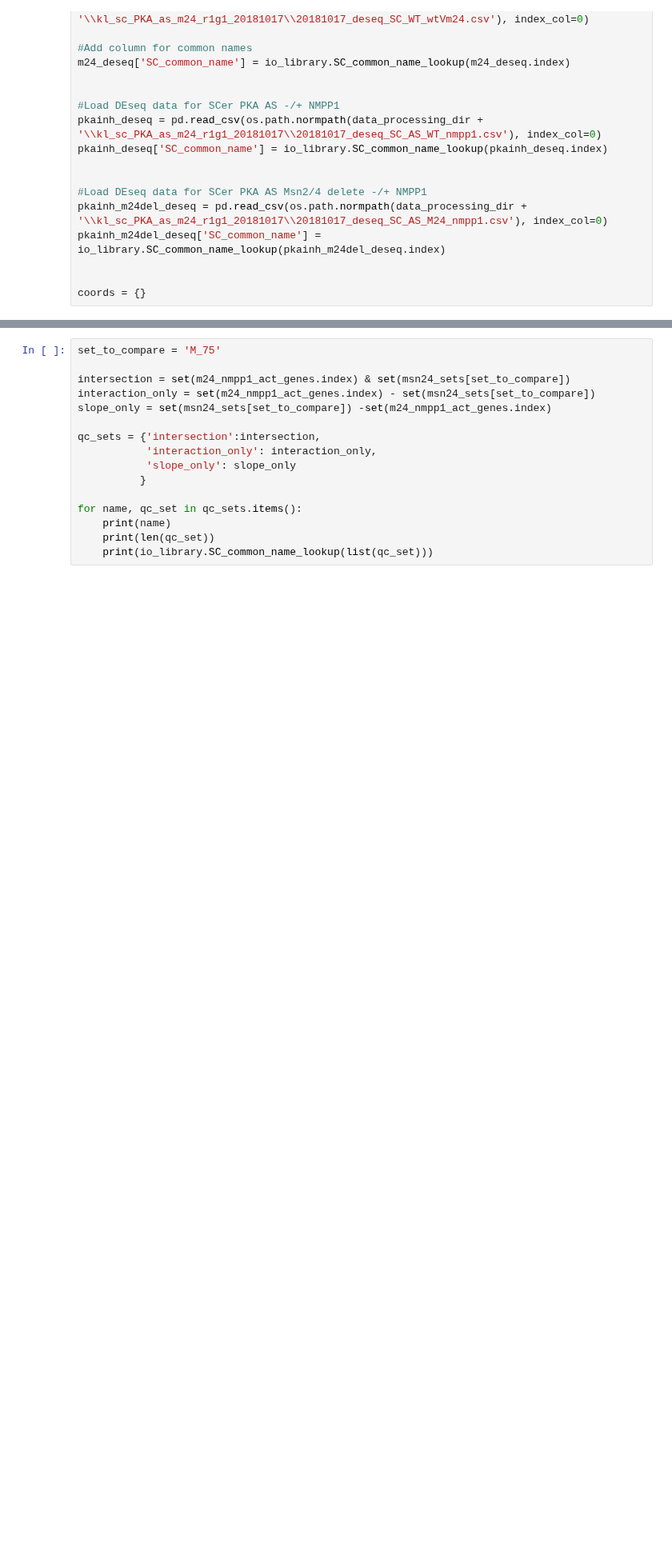
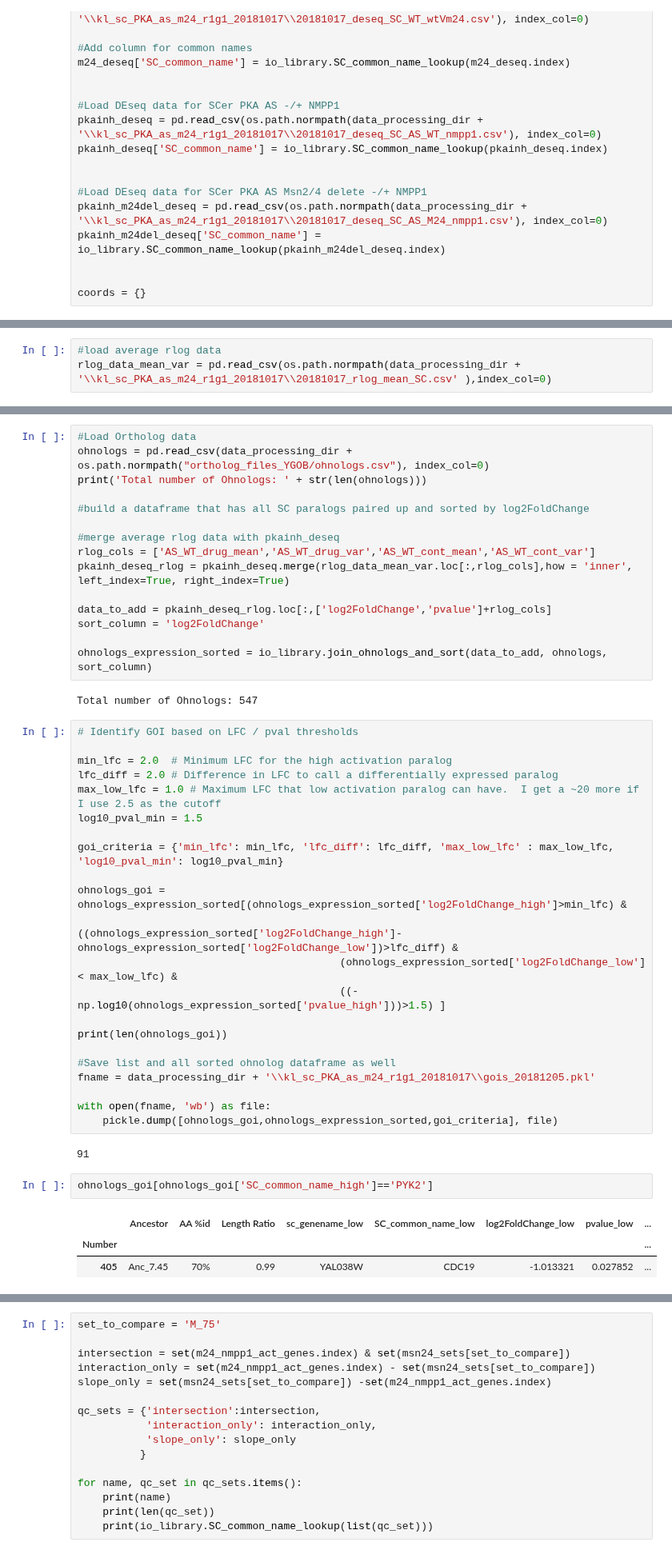
Before and after one commit to heineike02/yeast_esr_expression_analysis, a Jupyter notebook: scripts/20181031_klscpka_r1g1_m24_SC_analysis.ipynb, the cells around one changed output, grey strips where cells are left out. Shown at 80% size. Drawn from its saved outputs; the diff is of its cells as text; blank space fills up the shorter version.

```diff
--- a/scripts/20181031_klscpka_r1g1_m24_SC_analysis.ipynb
+++ b/scripts/20181031_klscpka_r1g1_m24_SC_analysis.ipynb
@@ -172,0 +199,3 @@ coords = {}
+# %%
+#load average rlog data
+rlog_data_mean_var = pd.read_csv(os.path.normpath(data_processing_dir + '\\kl_sc_PKA_as_m24_r1g1_20181017\\20181017_rlog_mean_SC.csv' ),index_col=0)
@@ -202,0 +260,47 @@ py.iplot(fig, filename='RNAseq2018_PKA_AS_pmNMPP1')
+# %%
+#Load Ortholog data
+ohnologs = pd.read_csv(data_processing_dir + os.path.normpath("ortholog_files_YGOB/ohnologs.csv"), index_col=0)
+print('Total number of Ohnologs: ' + str(len(ohnologs)))
+
+#build a dataframe that has all SC paralogs paired up and sorted by log2FoldChange
+
+#merge average rlog data with pkainh_deseq
+rlog_cols = ['AS_WT_drug_mean','AS_WT_drug_var','AS_WT_cont_mean','AS_WT_cont_var']
+pkainh_deseq_rlog = pkainh_deseq.merge(rlog_data_mean_var.loc[:,rlog_cols],how = 'inner', left_index=True, right_index=True)
+
+data_to_add = pkainh_deseq_rlog.loc[:,['log2FoldChange','pvalue']+rlog_cols]
+sort_column = 'log2FoldChange'
+
+ohnologs_expression_sorted = io_library.join_ohnologs_and_sort(data_to_add, ohnologs, sort_column)
+# %% [output]
+Total number of Ohnologs: 547
+# %%
+# Identify GOI based on LFC / pval thresholds
+
+min_lfc = 2.0  # Minimum LFC for the high activation paralog
+lfc_diff = 2.0 # Difference in LFC to call a differentially expressed paralog
+max_low_lfc = 1.0 # Maximum LFC that low activation paralog can have.  I get a ~20 more if I use 2.5 as the cutoff
+log10_pval_min = 1.5
+
+goi_criteria = {'min_lfc': min_lfc, 'lfc_diff': lfc_diff, 'max_low_lfc' : max_low_lfc, 'log10_pval_min': log10_pval_min}
+
+ohnologs_goi = ohnologs_expression_sorted[(ohnologs_expression_sorted['log2FoldChange_high']>min_lfc) &
+                                          ((ohnologs_expression_sorted['log2FoldChange_high']-ohnologs_expression_sorted['log2FoldChange_low'])>lfc_diff) &
+                                          (ohnologs_expression_sorted['log2FoldChange_low'] < max_low_lfc) &
+                                          ((-np.log10(ohnologs_expression_sorted['pvalue_high']))>1.5) ]
+
+print(len(ohnologs_goi))
+
+#Save list and all sorted ohnolog dataframe as well
+fname = data_processing_dir + '\\kl_sc_PKA_as_m24_r1g1_20181017\\gois_20181205.pkl'
+
+with open(fname, 'wb') as file:
+    pickle.dump([ohnologs_goi,ohnologs_expression_sorted,goi_criteria], file)
+# %% [output]
+91
+# %%
+ohnologs_goi[ohnologs_goi['SC_common_name_high']=='PYK2']
+# %% [output]
+|  | Ancestor | AA %id | Length Ratio | sc_genename_low | SC_common_name_low | log2FoldChange_low | pvalue_low | ... |
+| Number |  |  |  |  |  |  |  | ... |
+| 405 | Anc_7.45 | 70% | 0.99 | YAL038W | CDC19 | -1.013321 | 0.027852 | ... |
```
Also changed, not shown: parts of 17 cells of this notebook, 10 other files.
